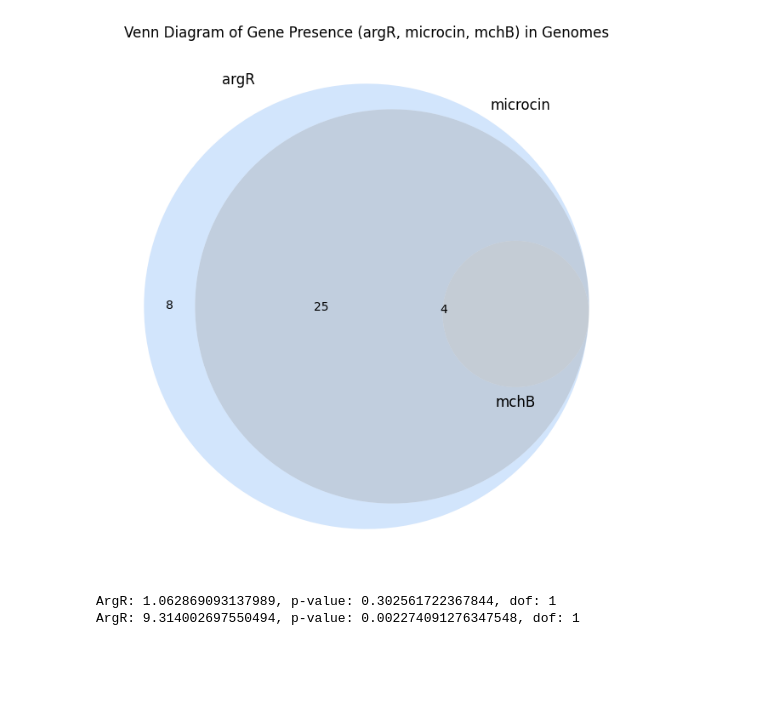
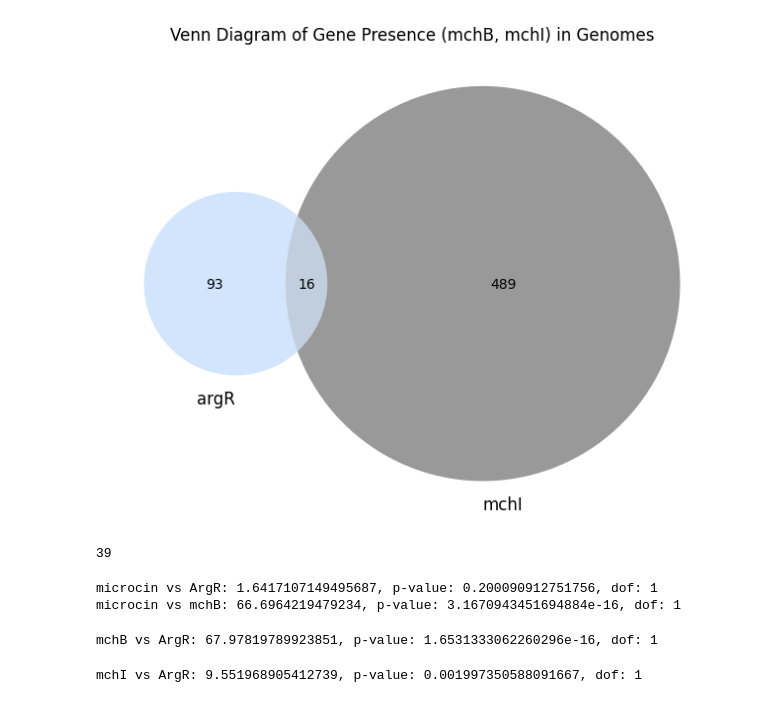
Before and after one commit to Eugenio-Molphe/IroN-project, a Jupyter notebook: 9_Escherichia/report_results.ipynb, the cells around one changed output. Cells and saved outputs as stored; diff of their text form; code cells hidden in the pictures; blank space fills up the shorter version.

```diff
--- a/9_Escherichia/report_results.ipynb
+++ b/9_Escherichia/report_results.ipynb
@@ -117,26 +126,33 @@ df = pd.read_csv(path, sep='\t')
 # %%
 # Time to do the Venn diagram
 
 # Select the genes that I want to see the Venn diagram of
-geneA = 'microcin'
-geneB = 'mchI'
-geneC = 'mchB'
+geneA = 'ArgR'
+geneB = 'mchB'
+geneC = 'mchI'
 
 # Convert columns to sets (index of genomes that have the gene)
 setA = set(df[df[geneA] >= 1].index)
 setB = set(df[df[geneB] >= 1].index)
 setC = set(df[df[geneC] >= 1].index)
 
 # Plot a Venn diagram
 plt.figure(figsize=(8, 8))
 
 # For three genes:
-venn3([setA, setB, setC], set_labels=('argR', 'microcin', 'mchB'), set_colors=('#90bFF9', 'black', 'grey'))
+# venn3([setA, setB, setC], set_labels=('ArgR', 'mchB', 'mchI'), set_colors=('#90bFF9', 'grey', 'black'))
 
-plt.title("Venn Diagram of Gene Presence (argR, microcin, mchB) in Genomes")
+# To get who has mchI and mchB or both
+venn2([setA, setC], set_labels=('argR', 'mchI'), set_colors=('#90bFF9', 'black'))
+
+plt.title("Venn Diagram of Gene Presence (mchB, mchI) in Genomes")
 plt.show()
 # %% [output]
-[figure, old version]
+[figure, new version]
+# %%
+print(df['mchB'].sum())
+# %% [output]
+39
 # %%
 # Chi-squared test for microcin
 # The path of the output file
@@ -145,19 +161,35 @@ out = '/mnt/mnemo5/eugenio/IroN_project/Files/10_Escherichia/Results/Chit_sqr.tx
 # Chi-squared test for ArgR
 obs = pd.crosstab(df['microcin'], df['ArgR'])
 chi2, p, dof, expected = chi2_contingency(obs)
-print(f"ArgR: {chi2}, p-value: {p}, dof: {dof}")
+print(f"microcin vs ArgR: {chi2}, p-value: {p}, dof: {dof}")
 with open(out, 'a') as f:
     f.write(f"microcin vs ArgR: {chi2}, p-value: {p}, dof: {dof}\n")
 
 # Chi-squared test for mchI
 obs = pd.crosstab(df['microcin'], df['mchB'])
 chi2, p, dof, expected = chi2_contingency(obs)
-print(f"ArgR: {chi2}, p-value: {p}, dof: {dof}")
+print(f"microcin vs mchB: {chi2}, p-value: {p}, dof: {dof}")
 with open(out, 'a') as f:
     f.write(f"microcin vs mchB: {chi2}, p-value: {p}, dof: {dof}\n")
 # %% [output]
-ArgR: 1.062869093137989, p-value: 0.302561722367844, dof: 1
-ArgR: 9.314002697550494, p-value: 0.002274091276347548, dof: 1
+microcin vs ArgR: 1.6417107149495687, p-value: 0.200090912751756, dof: 1
+microcin vs mchB: 66.6964219479234, p-value: 3.1670943451694884e-16, dof: 1
+# %%
+obs = pd.crosstab(df['mchB'], df['ArgR'])
+chi2, p, dof, expected = chi2_contingency(obs)
+print(f"mchB vs ArgR: {chi2}, p-value: {p}, dof: {dof}")
+with open(out, 'a') as f:
+    f.write(f"mchB vs ArgR: {chi2}, p-value: {p}, dof: {dof}\n")
+# %% [output]
+mchB vs ArgR: 67.97819789923851, p-value: 1.6531333062260296e-16, dof: 1
+# %%
+obs = pd.crosstab(df['mchI'], df['ArgR'])
+chi2, p, dof, expected = chi2_contingency(obs)
+print(f"mchI vs ArgR: {chi2}, p-value: {p}, dof: {dof}")
+with open(out, 'a') as f:
+    f.write(f"mchI vs ArgR: {chi2}, p-value: {p}, dof: {dof}\n")
+# %% [output]
+mchI vs ArgR: 9.551968905412739, p-value: 0.001997350588091667, dof: 1
 # %%
 # Chi-squared test
 
```
Also changed, not shown: parts of 7 cells of this notebook, 6 other files.
